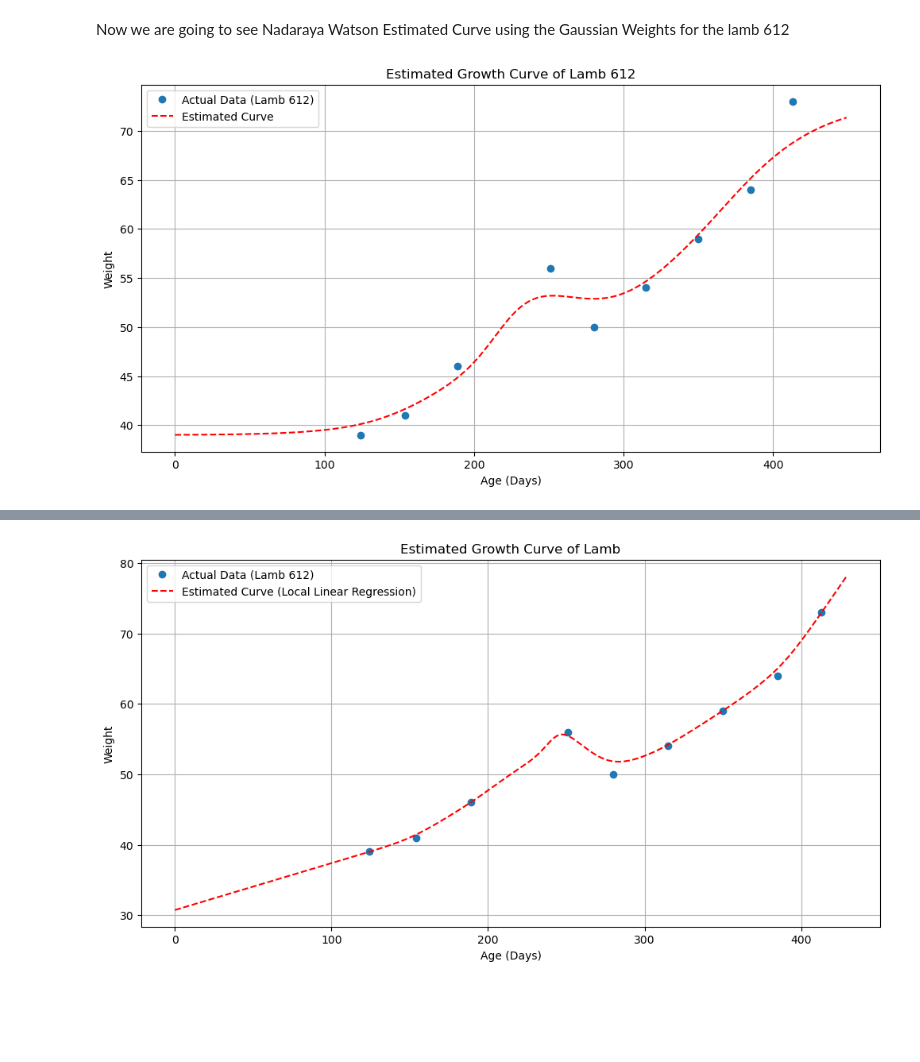
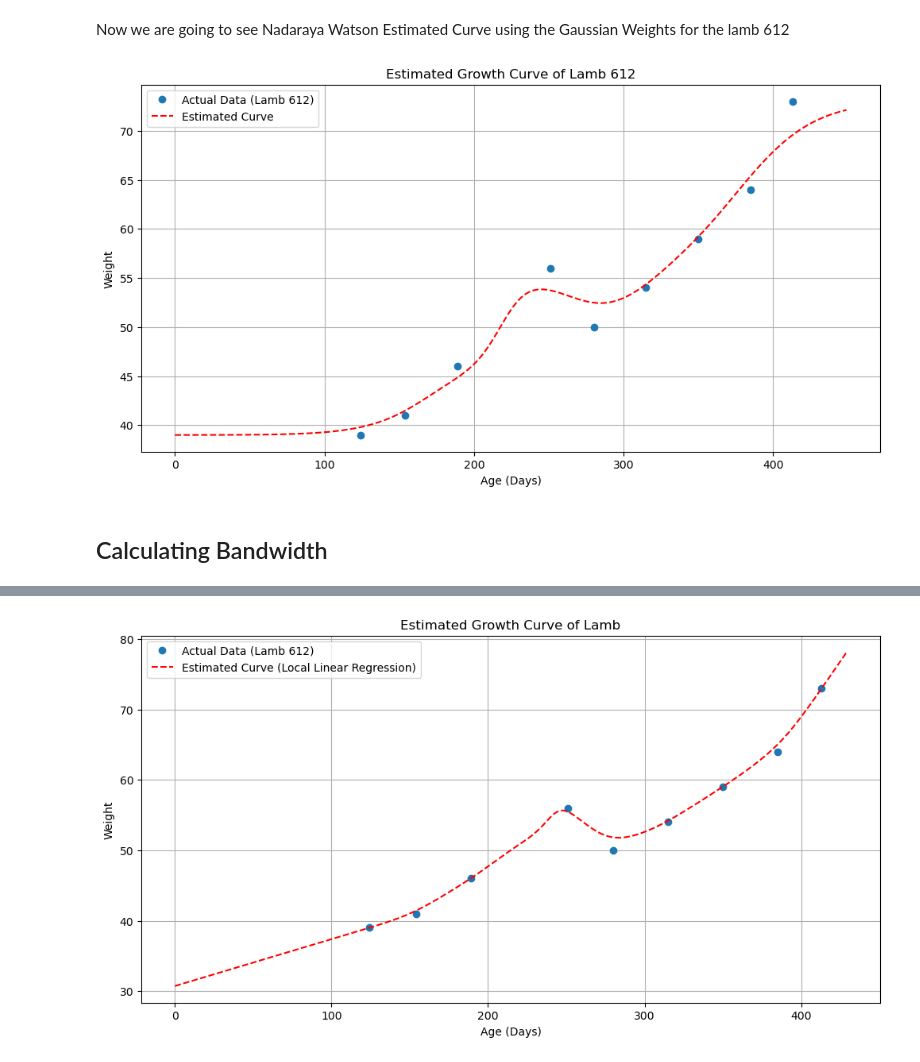
Before and after one commit to Shri-991987/Dissertation_Longitudinal_Analysis_Of_Farm_Animal_Development, a Jupyter notebook: Dissertation_Update.ipynb, the cells around one changed output, grey strips where cells are left out. Cells and saved outputs as stored; diff of their text form; code cells hidden in the pictures; blank space fills up the shorter version.

```diff
--- a/Dissertation_Update.ipynb
+++ b/Dissertation_Update.ipynb
@@ -181,0 +579,15 @@ plt.show()
+# %%
+lambs_to_compare = [453,454]
+
+plt.figure(figsize=(10, 6))
+
+for lamb_no in lambs_to_compare:
+    lamb_data = combined_df[combined_df['No.'] == lamb_no].dropna()
+    plt.plot(lamb_data['Age (Days)'], lamb_data['Weight'], marker='o', label=f'Lamb {lamb_no}')
+
+plt.title('Growth Curve Comparison of Lamb Twins', fontsize=18)
+plt.xlabel('Age (Days)', fontsize=14)
+plt.ylabel('Weight', fontsize=14)
+plt.legend(title='Lamb No.')
+plt.grid(True)
+plt.show()
@@ -181,0 +596,15 @@ plt.show()
+# %%
+lambs_to_compare = [839,842]
+
+plt.figure(figsize=(10, 6))
+
+for lamb_no in lambs_to_compare:
+    lamb_data = combined_df[combined_df['No.'] == lamb_no].dropna()
+    plt.plot(lamb_data['Age (Days)'], lamb_data['Weight'], marker='o', label=f'Lamb {lamb_no}')
+
+plt.title('Growth Curve Comparison of Lambs based on Litter Size', fontsize=18)
+plt.xlabel('Age (Days)', fontsize=14)
+plt.ylabel('Weight', fontsize=14)
+plt.legend(title='Lamb No.')
+plt.grid(True)
+plt.show()
@@ -193,7 +624,7 @@ def nadaraya_watson(x, X, Y, bandwidth):
     return np.sum(weights * Y) / np.sum(weights)
 
 def estimate_weight(lamb_no, target_age, bandwidth):
-    lamb_data = final_df2[final_df2['No.'] == lamb_no].dropna(subset=['Weight'])
+    lamb_data = combined_df[combined_df['No.'] == lamb_no].dropna(subset=['Weight'])
     X = lamb_data['Age (Days)'].values
     Y = lamb_data['Weight'].values
     estimated_weight = nadaraya_watson(target_age, X, Y, bandwidth)
@@ -202,7 +633,7 @@ def estimate_weight(lamb_no, target_age, bandwidth):
 # Example: Estimating the weight of lamb 611 at age 200 days
 lamb_no = 611
 target_age = 200
-bandwidth = 30  # Bandwidth Adjustment
+bandwidth = 10  # Bandwidth Adjustment
 
 estimated_weight = estimate_weight(lamb_no, target_age, bandwidth)
 print(f"Estimated weight of lamb {lamb_no} at age {target_age} days: {estimated_weight}")
@@ -305,9 +776,9 @@ def estimate_weight(lamb_no, target_age, bandwidth):
     return estimated_weight
 
 # Example: Estimating the weight of lamb 611 at age 200 days
-lamb_no = 611
+lamb_no = 612
 target_age = 200
-bandwidth = 30  # Bandwidth Adjustment
+bandwidth = 20  # Bandwidth Adjustment
 
 estimated_weight = estimate_weight(lamb_no, target_age, bandwidth)
 print(f"Estimated weight of lamb {lamb_no} at age {target_age} days: {estimated_weight}")
@@ -477,32 +1001,34 @@ def estimate_weight(lamb_no, target_age, bandwidth):
     return estimated_weight
 
 # Estimating the weight curve for lamb
 def estimate_weight_curve(lamb_no, X, bandwidth):
     estimated_weights = []
     for age in X:
         estimated_weight = estimate_weight(lamb_no, age, bandwidth)
         estimated_weights.append(estimated_weight)
     return np.array(estimated_weights)
 
 # Define the lamb number and the age range for estimation
 lamb_no = 612
 X = np.arange(0, 450, 1)  # Estimating weights from day 0 to 300
-bandwidth = 30  # Bandwidth Adjustment
+bandwidth = 25  # Bandwidth Adjustment
 
 # Estimate the weight curve
 estimated_weights = estimate_weight_curve(lamb_no, X, bandwidth)
 
 # Plot the actual data and the estimated curve
 plt.figure(figsize=(12, 6))
 lamb_data = final_df2[final_df2['No.'] == lamb_no]
 plt.plot(lamb_data['Age (Days)'], lamb_data['Weight'], 'o', label=f'Actual Data (Lamb {lamb_no})')
 plt.plot(X, estimated_weights, label='Estimated Curve', color='red', linestyle='--')
 
 plt.title('Estimated Growth Curve of Lamb 612')
 plt.xlabel('Age (Days)')
 plt.ylabel('Weight')
 plt.legend()
 plt.grid(True)
 plt.show()
 # %% [output]
-[figure, old version]
+[figure, new version]
+# %% [markdown]
+## Calculating Bandwidth
```
Also changed, not shown: parts of 84 cells of this notebook.
